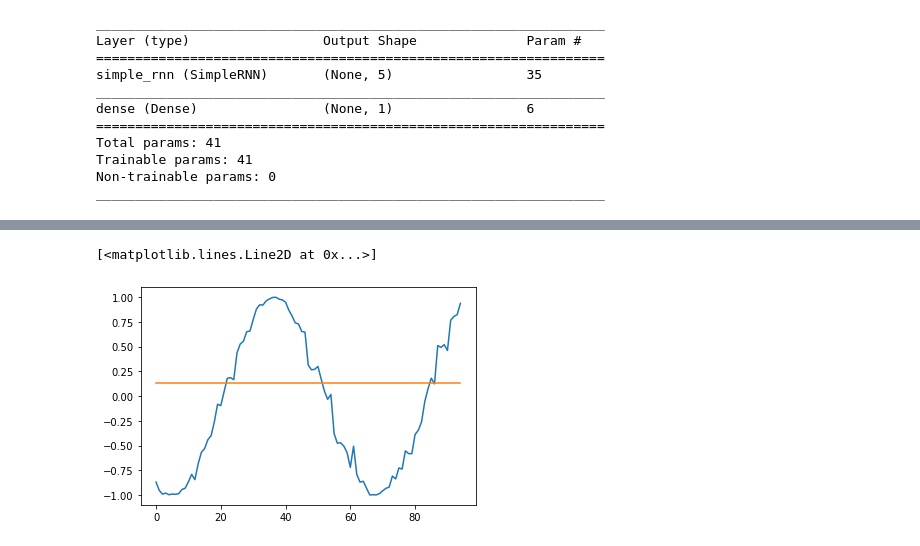
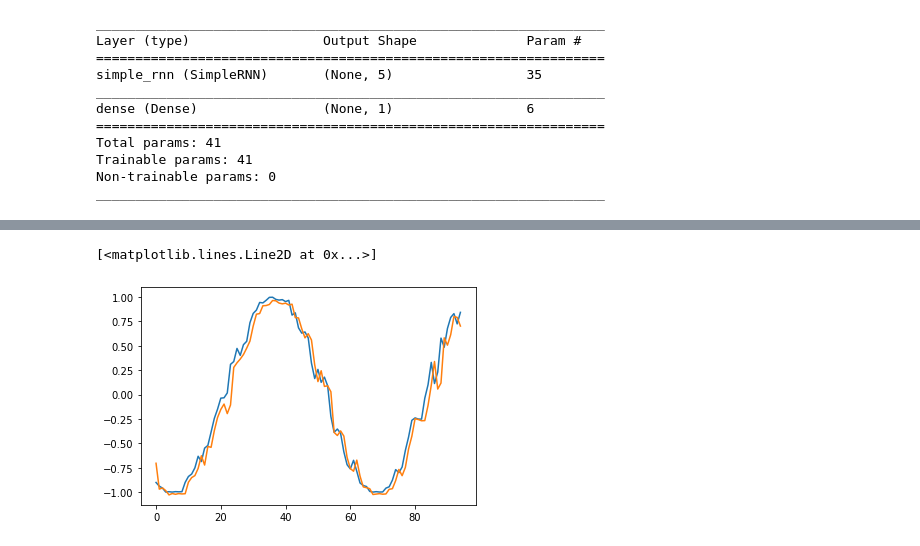
Before and after one commit to ucfilho/ANN_2021_01, a Jupyter notebook: RecurrentANN/First_Recurrent_Neural_Network_keras.ipynb, the cells around one changed output, grey strips where cells are left out. Drawn from its saved outputs; the diff is of its cells as text; code cells hidden in the pictures.

```diff
--- a/RecurrentANN/First_Recurrent_Neural_Network_keras.ipynb
+++ b/RecurrentANN/First_Recurrent_Neural_Network_keras.ipynb
@@ -129,6 +135,11 @@ pred_Y = model.predict(X_test)
+# %%
+pred_test = []
+for xi in X_test:
+  yi = model.predict(xi.reshape(1,-1,1))[0,0]
+  pred_test.append(yi)
 # %%
 plt.plot(Y_test, label='prediction target')
-plt.plot(pred_Y, label='prediction forecast')
+plt.plot(pred_test, label='prediction forecast')
 # %% [output]
 [<matplotlib.lines.Line2D at 0x...>]
-[figure, old version]
+[figure, new version]
```
Also changed, not shown: parts of 6 cells of this notebook.
